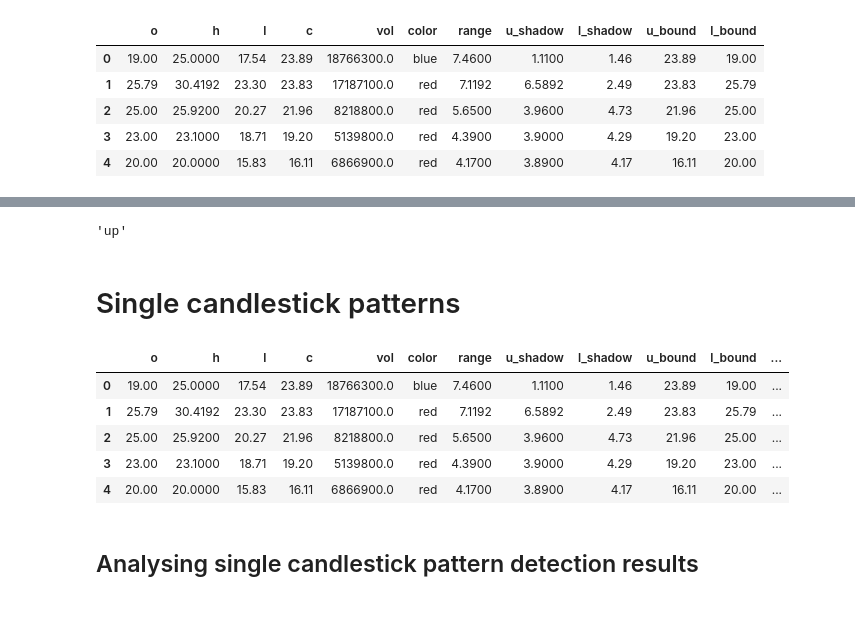
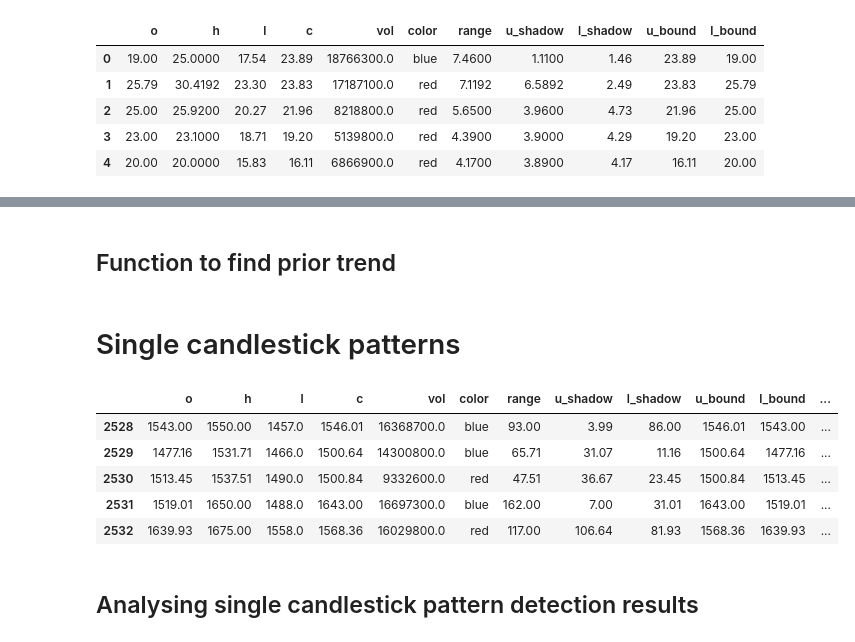
Before and after one commit to GaurangRaje/PatternRecognition, a Jupyter notebook: BasicPatternRecog.ipynb, the cells around one changed output, grey strips where cells are left out. Drawn from its saved outputs; the diff is of its cells as text; code cells hidden in the pictures; blank space fills up the shorter version.

```diff
--- a/BasicPatternRecog.ipynb
+++ b/BasicPatternRecog.ipynb
@@ -119,3 +119,5 @@ plt.plot(df['c'][-30:])
+# %% [markdown]
+## Function to find prior trend
 # %%
 def prior_trend(ind, df, span):
   temp1 = []
@@ -129,41 +131,39 @@ def prior_trend(ind, df, span):
   else:
     trend = 'up'
   return trend
-# %%
-prior_trend(2533, df['c'], 30)
-# %% [output]
-'up'
 # %% [markdown]
 # Single candlestick patterns
 # %%
 s_pattern = []
 for ind in df.index:
     if (df['u_shadow'][ind]/df['u_bound'][ind] <= 0.003 and
         df['l_shadow'][ind]/df['l_bound'][ind] <= 0.003):
         s_pattern.append('marubozu')
     elif df['u_shadow'][ind] == df['l_shadow'][ind]:
         if df['range'][ind] < 0.005:
             s_pattern.append('doji')
         else:
             s_pattern.append('spinning top')
-    elif df['u_shadow'][ind] < 0.003 and df['l_shadow'][ind] > 2*df['range'][ind]:
+    elif df['u_shadow'][ind] < 0.003 and df['l_shadow'][ind] >= 2*df['range'][ind]:
         if prior_trend(ind, df[c], 30) == 'up':
           s_pattern.append('hanging')
         else:
           s_pattern.append('hammer')
-    elif df['l_shadow'][ind] < 0.003 and df['u_shadow'][ind] > 2*df['range'][ind]:
+    elif ((df['l_shadow'][ind] < 0.003 and
+           df['u_shadow'][ind] > 2*df['range'][ind]) and
+          prior_trend(ind, df['c'], 30) == 'up'):
         s_pattern.append('shooting star')
     else:
         s_pattern.append('others')
 df['s_pattern'] = s_pattern
-df.head()
+df.tail()
 # %% [output]
 |  | o | h | l | c | vol | color | range | u_shadow | l_shadow | u_bound | l_bound | ... |
-| 0 | 19.00 | 25.0000 | 17.54 | 23.89 | 18766300.0 | blue | 7.4600 | 1.1100 | 1.46 | 23.89 | 19.00 | ... |
-| 1 | 25.79 | 30.4192 | 23.30 | 23.83 | 17187100.0 | red | 7.1192 | 6.5892 | 2.49 | 23.83 | 25.79 | ... |
-| 2 | 25.00 | 25.9200 | 20.27 | 21.96 | 8218800.0 | red | 5.6500 | 3.9600 | 4.73 | 21.96 | 25.00 | ... |
-| 3 | 23.00 | 23.1000 | 18.71 | 19.20 | 5139800.0 | red | 4.3900 | 3.9000 | 4.29 | 19.20 | 23.00 | ... |
-| 4 | 20.00 | 20.0000 | 15.83 | 16.11 | 6866900.0 | red | 4.1700 | 3.8900 | 4.17 | 16.11 | 20.00 | ... |
+| 2528 | 1543.00 | 1550.00 | 1457.0 | 1546.01 | 16368700.0 | blue | 93.00 | 3.99 | 86.00 | 1546.01 | 1543.00 | ... |
+| 2529 | 1477.16 | 1531.71 | 1466.0 | 1500.64 | 14300800.0 | blue | 65.71 | 31.07 | 11.16 | 1500.64 | 1477.16 | ... |
+| 2530 | 1513.45 | 1537.51 | 1490.0 | 1500.84 | 9332600.0 | red | 47.51 | 36.67 | 23.45 | 1500.84 | 1513.45 | ... |
+| 2531 | 1519.01 | 1650.00 | 1488.0 | 1643.00 | 16697300.0 | blue | 162.00 | 7.00 | 31.01 | 1643.00 | 1519.01 | ... |
+| 2532 | 1639.93 | 1675.00 | 1558.0 | 1568.36 | 16029800.0 | red | 117.00 | 106.64 | 81.93 | 1568.36 | 1639.93 | ... |
 # %% [markdown]
 ## Analysing single candlestick pattern detection results
 # %%
```
Also changed, not shown: parts of 6 cells of this notebook.
